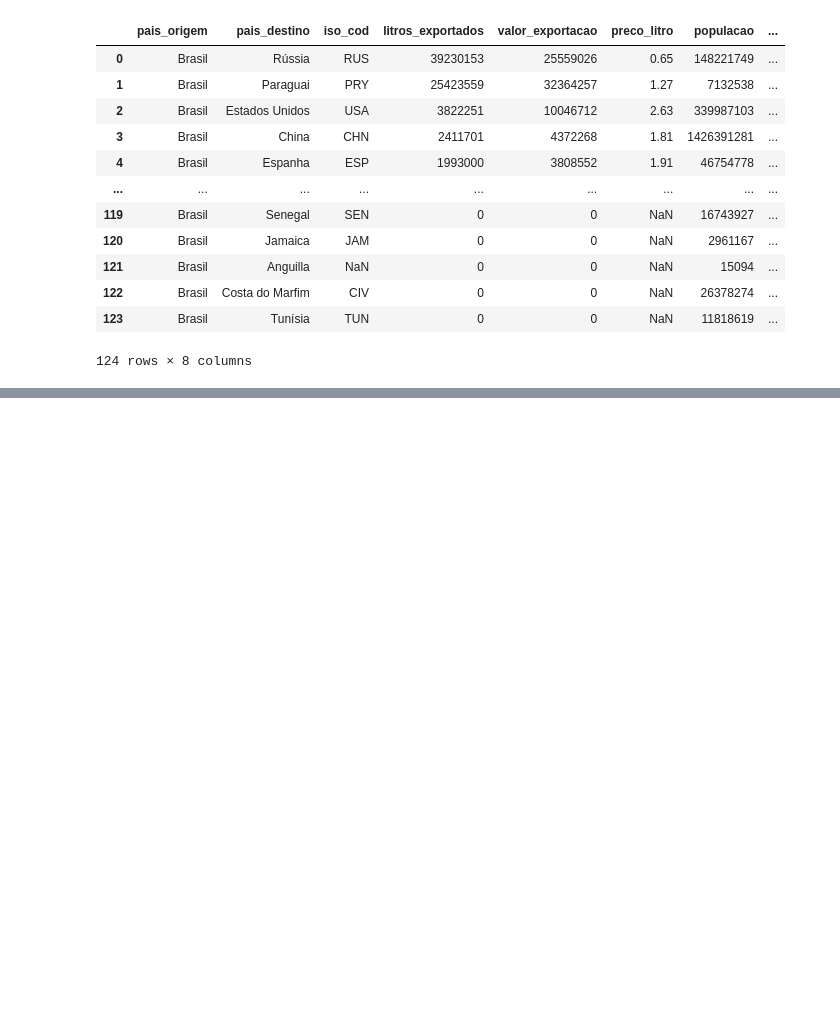
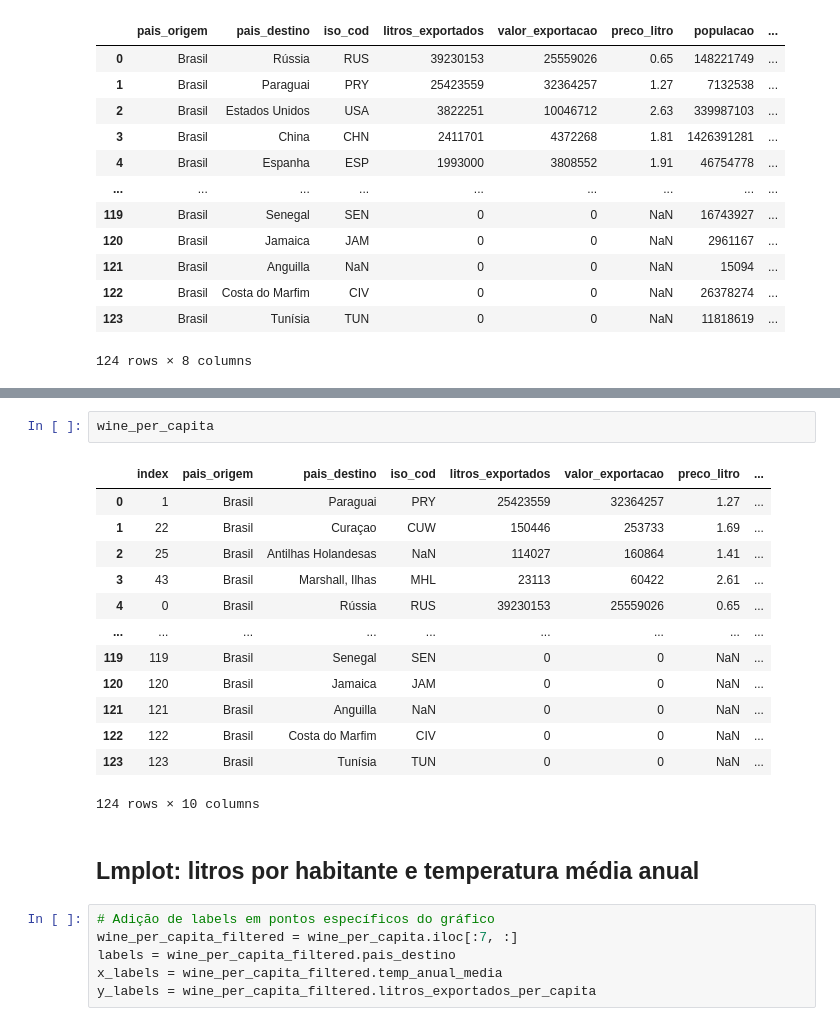
Before and after one commit to jackson-simionato/fase1_pos_tech_challenge_wine, a Jupyter notebook: fase 1 - tech challenge (vinhos).ipynb, the cells around one changed output, grey strips where cells are left out. Saved outputs shown, nothing was run; the diff lists cells and outputs as text; blank space fills up the shorter version.

```diff
--- a/fase 1 - tech challenge (vinhos).ipynb
+++ b/fase 1 - tech challenge (vinhos).ipynb
@@ -1096,0 +1152,24 @@ wine_data_temperature_population_milions.to_csv('./data/processed/wine_data_15_y
+# %%
+wine_per_capita
+# %% [output]
+|  | index | pais_origem | pais_destino | iso_cod | litros_exportados | valor_exportacao | preco_litro | ... |
+| 0 | 1 | Brasil | Paraguai | PRY | 25423559 | 32364257 | 1.27 | ... |
+| 1 | 22 | Brasil | Curaçao | CUW | 150446 | 253733 | 1.69 | ... |
+| 2 | 25 | Brasil | Antilhas Holandesas | NaN | 114027 | 160864 | 1.41 | ... |
+| 3 | 43 | Brasil | Marshall, Ilhas | MHL | 23113 | 60422 | 2.61 | ... |
+| 4 | 0 | Brasil | Rússia | RUS | 39230153 | 25559026 | 0.65 | ... |
+| ... | ... | ... | ... | ... | ... | ... | ... | ... |
+| 119 | 119 | Brasil | Senegal | SEN | 0 | 0 | NaN | ... |
+| 120 | 120 | Brasil | Jamaica | JAM | 0 | 0 | NaN | ... |
+| 121 | 121 | Brasil | Anguilla | NaN | 0 | 0 | NaN | ... |
+| 122 | 122 | Brasil | Costa do Marfim | CIV | 0 | 0 | NaN | ... |
+| 123 | 123 | Brasil | Tunísia | TUN | 0 | 0 | NaN | ... |
+124 rows × 10 columns
+# %% [markdown]
+## Lmplot: litros por habitante e temperatura média anual
+# %%
+# Adição de labels em pontos específicos do gráfico
+wine_per_capita_filtered = wine_per_capita.iloc[:7, :]
+labels = wine_per_capita_filtered.pais_destino
+x_labels = wine_per_capita_filtered.temp_anual_media
+y_labels = wine_per_capita_filtered.litros_exportados_per_capita
```
Also changed, not shown: parts of 10 cells of this notebook, 4 other files.
